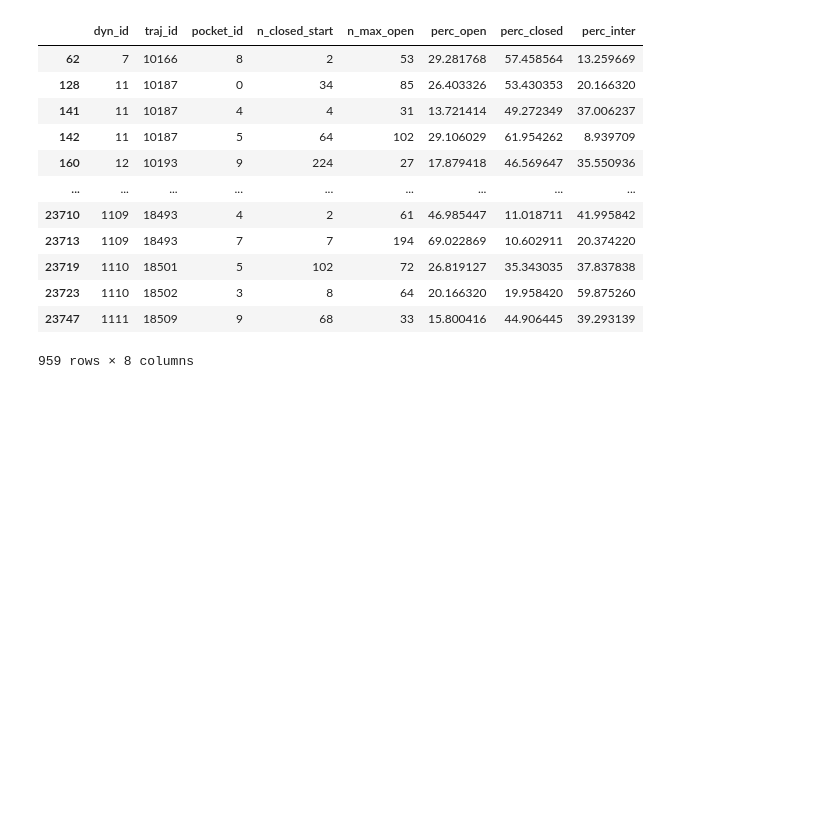
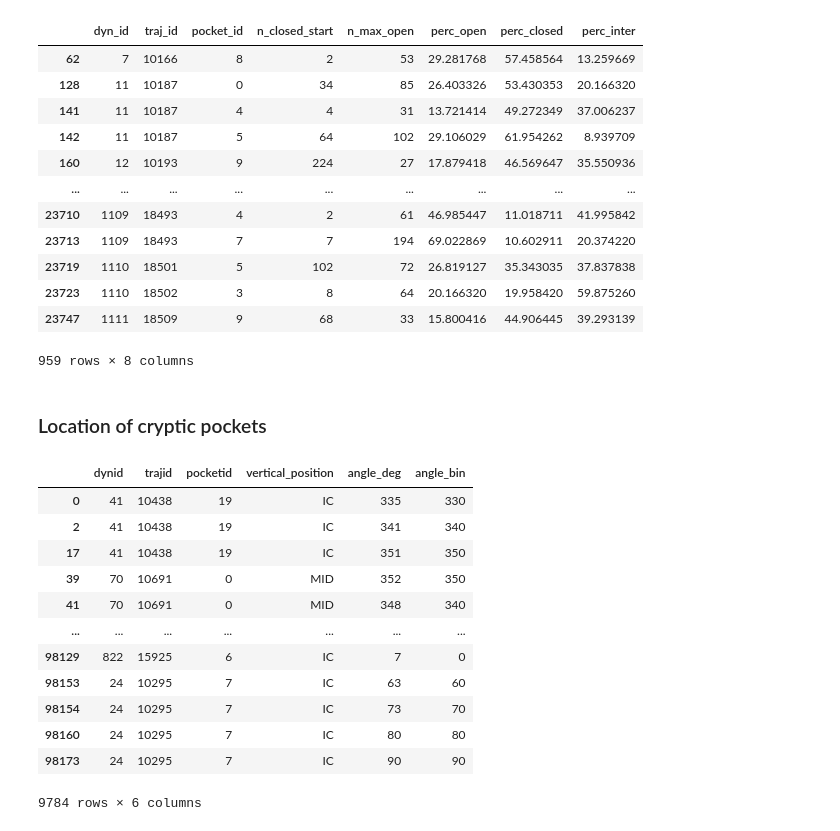
Before and after one commit to alexpergar-phd/pocket_project, a Jupyter notebook: 02_cryptic_pocket_detection/cryptic_analysis.ipynb, the cells around one changed output. Drawn from its saved outputs; the diff is of its cells as text; code cells hidden in the pictures; blank space fills up the shorter version.

```diff
--- a/02_cryptic_pocket_detection/cryptic_analysis.ipynb
+++ b/02_cryptic_pocket_detection/cryptic_analysis.ipynb
@@ -70,3 +55,30 @@ df_m
 | 23723 | 1110 | 18502 | 3 | 8 | 64 | 20.166320 | 19.958420 | 59.875260 |
 | 23747 | 1111 | 18509 | 9 | 68 | 33 | 15.800416 | 44.906445 | 39.293139 |
 959 rows × 8 columns
+# %% [markdown]
+### Location of cryptic pockets
+# %%
+# Load your pocket location data
+csv_path = "/home/alex/sshfs_mountpoints/verde/Documents/pocket_tool/results/02_cryptic_pocket_detection/02_selecting_10percent/01_360location/pocket_360_locations.csv"  # Update this path
+pocket_df = pd.read_csv(csv_path)
+
+# Filter to remove duplicates within 10-degree bins (0-9, 10-19, 20-29, etc.)
+# but only for the same individual pocket (same dynid, trajid, pocketid)
+pocket_df['angle_bin'] = (pocket_df['angle_deg'] // 10) * 10  # Create bin labels: 0, 10, 20, 30...
+pocket_df = pocket_df.drop_duplicates(subset=['dynid', 'trajid', 'pocketid', 'angle_bin'], keep='first')
+
+pocket_df
+# %% [output]
+|  | dynid | trajid | pocketid | vertical_position | angle_deg | angle_bin |
+| 0 | 41 | 10438 | 19 | IC | 335 | 330 |
+| 2 | 41 | 10438 | 19 | IC | 341 | 340 |
+| 17 | 41 | 10438 | 19 | IC | 351 | 350 |
+| 39 | 70 | 10691 | 0 | MID | 352 | 350 |
+| 41 | 70 | 10691 | 0 | MID | 348 | 340 |
+| ... | ... | ... | ... | ... | ... | ... |
+| 98129 | 822 | 15925 | 6 | IC | 7 | 0 |
+| 98153 | 24 | 10295 | 7 | IC | 63 | 60 |
+| 98154 | 24 | 10295 | 7 | IC | 73 | 70 |
+| 98160 | 24 | 10295 | 7 | IC | 80 | 80 |
+| 98173 | 24 | 10295 | 7 | IC | 90 | 90 |
+9784 rows × 6 columns
```
Also changed, not shown: parts of 9 cells of this notebook, 3 other files.
